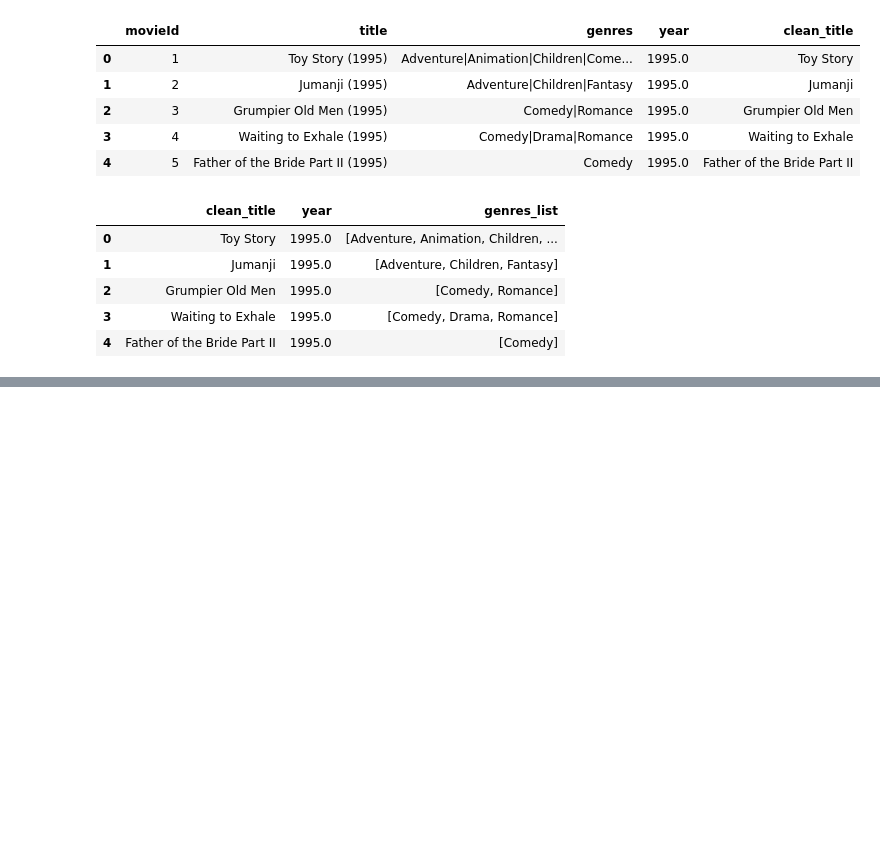
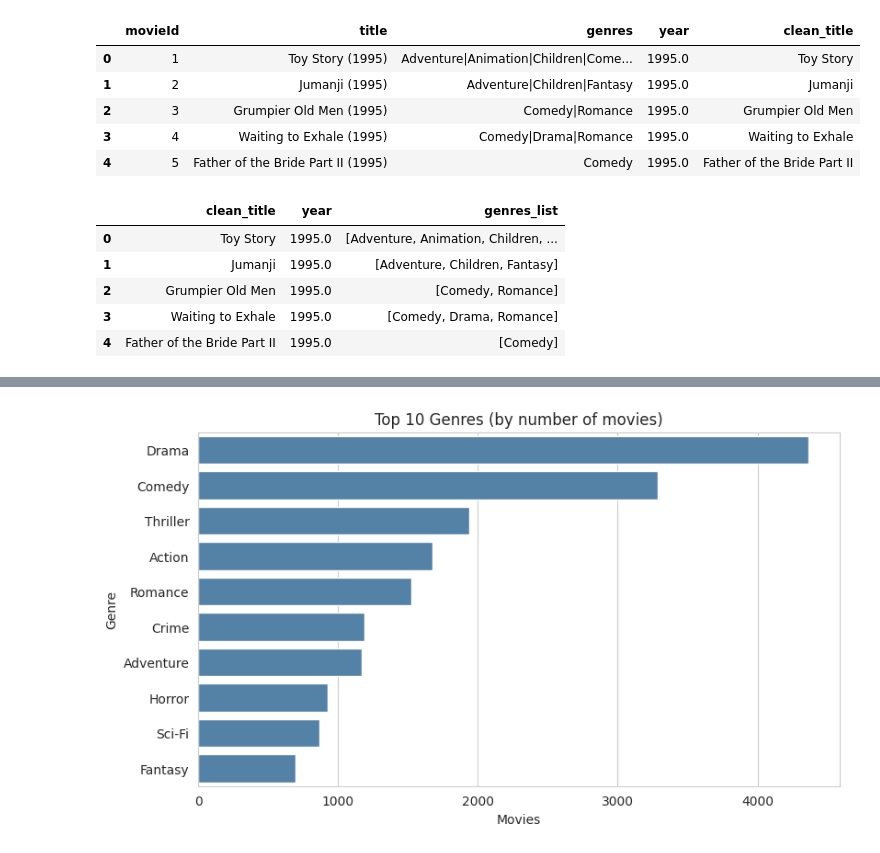
Before and after one commit to kashvi613/MovieRecommendationSystem, a Jupyter notebook: MovieRecommendationSystem.ipynb, the cells around one changed output, grey strips where cells are left out. Cells and saved outputs as stored; diff of their text form; code cells hidden in the pictures; blank space fills up the shorter version.

```diff
--- a/MovieRecommendationSystem.ipynb
+++ b/MovieRecommendationSystem.ipynb
@@ -162,0 +206,9 @@ data.head()
+# %%
+genre_counts = Counter(g for lst in movies_small['genres_list'] for g in lst)
+top = pd.DataFrame(genre_counts.most_common(10), columns=['Genre', 'Movies'])
+plt.figure(figsize=(9,5))
+sns.barplot(data=top, x='Movies', y='Genre', color='steelblue')
+plt.title('Top 10 Genres (by number of movies)')
+plt.show()
+# %% [output]
+[figure, added]
```
Also changed, not shown: parts of 6 cells of this notebook.
